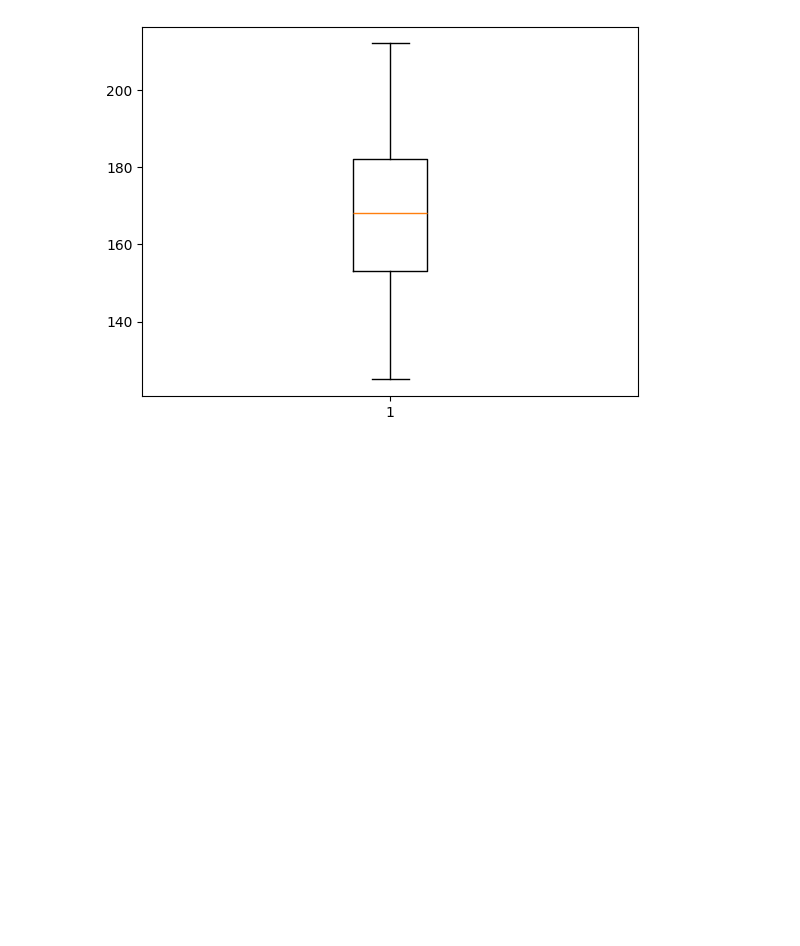
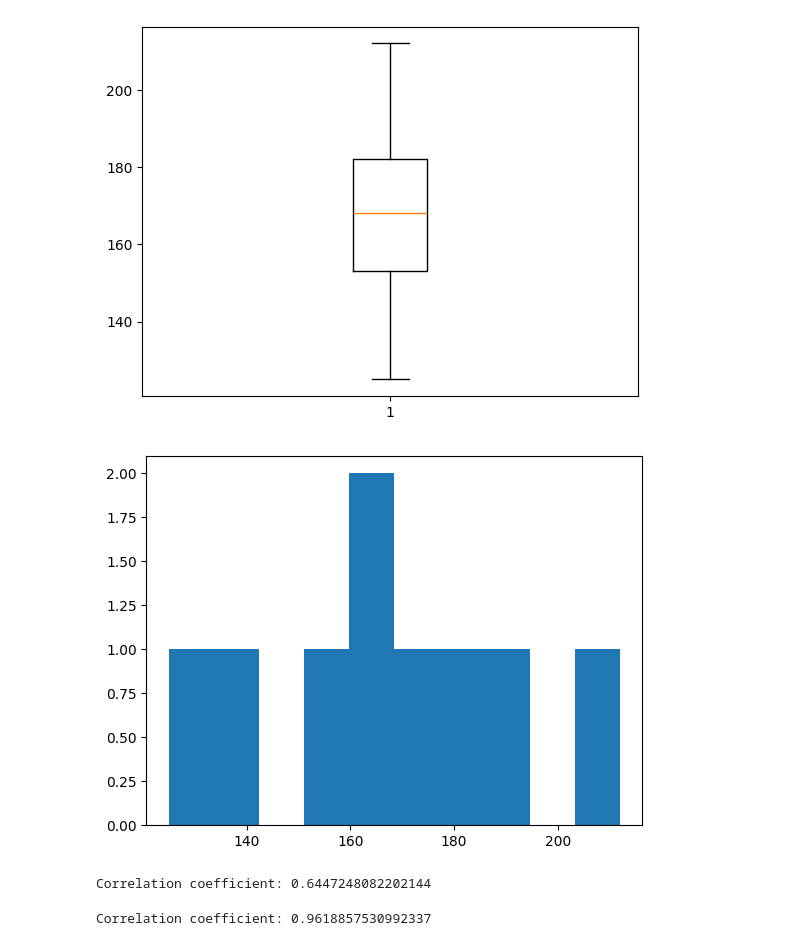
Before and after one commit to Sunstreaker/pes-python, a Jupyter notebook: statistics-jan-18-2026.ipynb, the cells around one changed output. Drawn from its saved outputs; the diff is of its cells as text; code cells hidden in the pictures; blank space fills up the shorter version.

```diff
--- a/statistics-jan-18-2026.ipynb
+++ b/statistics-jan-18-2026.ipynb
@@ -86,3 +86,23 @@ plt.boxplot(sales)
 plt.show()
 # %% [output]
 [figure]
+# %%
+plt.hist(sales)
+plt.show()
+# %% [output]
+[figure, added]
+# %%
+sale = pd.Series([165, 182, 140, 193, 172, 168, 174, 124, 187, 204, 148, 175])
+working_hrs = pd.Series([7, 8.5, 8, 10, 9, 8, 8.5, 7.5, 9.5, 8.5, 8, 9])
+
+corr_coeff = working_hrs.corr(sale)
+print('Correlation coefficient:', corr_coeff)
+# %% [output]
+Correlation coefficient: 0.6447248082202144
+# %%
+hrs = pd.Series([1.5, 2.2, 4, 5, 7])
+gpa = pd.Series([3, 3.3, 5.6, 8.6, 9.2])
+corr_coeff = gpa.corr(hrs)
+print('Correlation coefficient:', corr_coeff)
+# %% [output]
+Correlation coefficient: 0.9618857530992337
```
